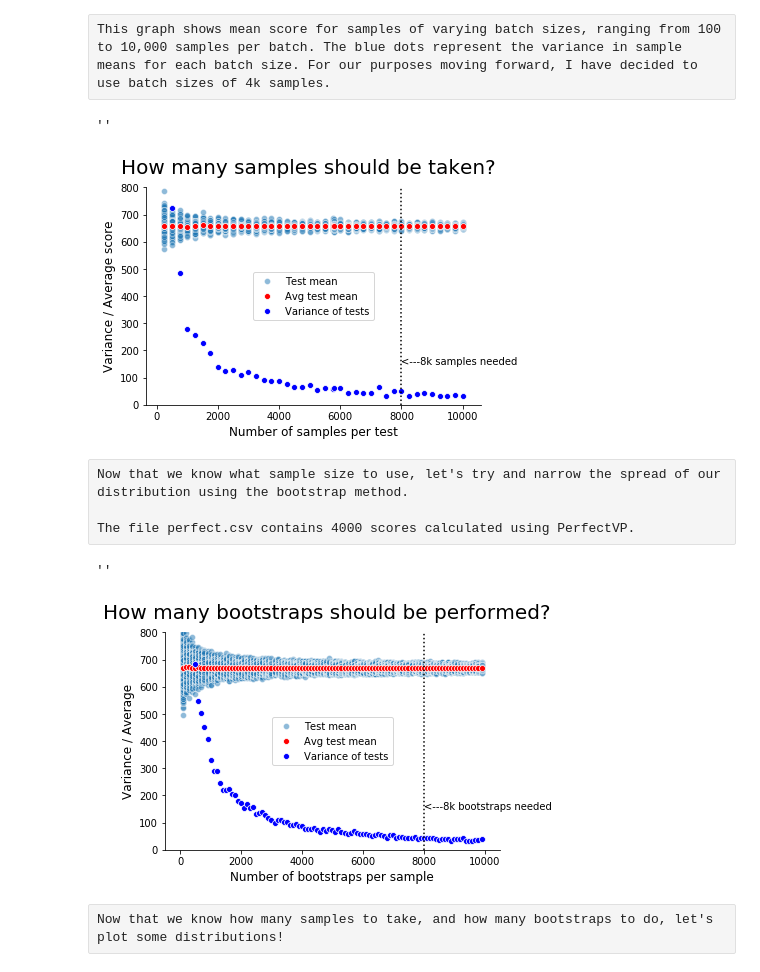
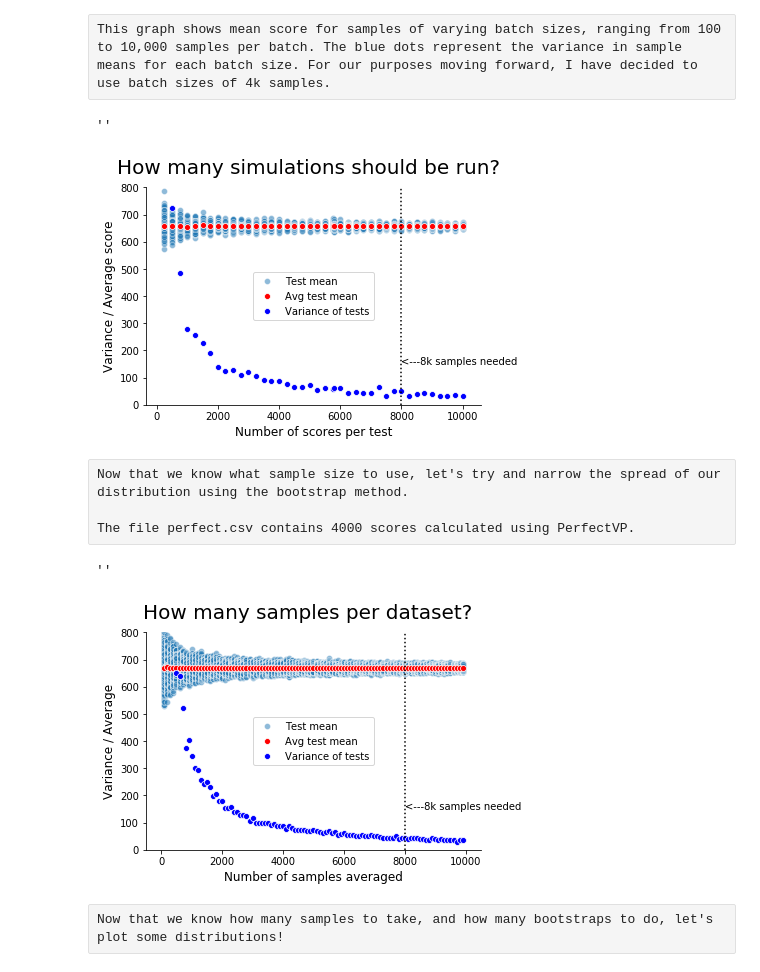
Before and after one commit to gavinraym/Boxcar, a Jupyter notebook: eda/EDA.ipynb, the cells around one changed output. Drawn from its saved outputs; the diff is of its cells as text; code cells hidden in the pictures.

```diff
--- a/eda/EDA.ipynb
+++ b/eda/EDA.ipynb
@@ -27,15 +27,15 @@ plt.legend()
 ax.spines["right"].set_visible(False)
 ax.spines["top"].set_visible(False)
 ax.set_ylabel('Variance / Average score', fontsize=12)
-ax.set_xlabel('Number of samples per test', fontsize=12)
-fig.suptitle('How many samples should be taken?', fontsize=20)
+ax.set_xlabel('Number of scores per test', fontsize=12)
+fig.suptitle('How many simulations should be run?', fontsize=20)
 ax.axvline(8000, color='k', linestyle=':')
 ax.text(8000,150, '<---8k samples needed')
-plt.savefig('../images/sim_test.png', format='png')
+plt.savefig('../images/sim_size_test.png', format='png')
 ;
 # %% [output]
 ''
-[figure, old version]
+[figure, new version]
 # %% [raw]
 Now that we know what sample size to use, let's try and narrow the spread of our distribution using the bootstrap method.
 
@@ -44,37 +44,38 @@ The file perfect.csv contains 4000 scores calculated using PerfectVP.
 scores = pd.read_csv('../data/perfect.csv')
 xplots = []
 yplots = []
 for bootstrap_size in range(100, 10000, 100):
     for plots in range(500):
         xplots.append(bootstrap_size)
         yplots.append(
             np.random.choice(
             a=scores['score'],
             size=bootstrap_size,
             replace=True).mean()
         )
 
 df = pd.DataFrame(zip(xplots, yplots), columns=['boot_size','mean'])
 mean = df.groupby('boot_size').mean()
 std = df.groupby('boot_size').var()
 
 fig, ax = plt.subplots()
 ax.spines["right"].set_visible(False)
 ax.spines["top"].set_visible(False)
 ax = sea.scatterplot(xplots,yplots,alpha=.5,label='Test mean')
 ax = sea.scatterplot(mean['mean'].index,mean['mean'],color ='r',label='Avg test mean')
 ax = sea.scatterplot(std['mean'].index,std['mean'],color ='b',label='Variance of tests')
 plt.ylim(bottom=0, top=800);
 plt.legend()
 ax.set_ylabel('Variance / Average', fontsize=12)
-ax.set_xlabel('Number of bootstraps per sample', fontsize=12)
-fig.suptitle('How many bootstraps should be performed?', fontsize=20)
+ax.set_xlabel('Number of samples averaged', fontsize=12)
+fig.suptitle('How many samples per dataset?', fontsize=20)
 ax.axvline(8000, color='k', linestyle=':')
-ax.text(8000,150, '<---8k bootstraps needed')
+ax.text(8000,150, '<---8k samples needed')
+plt.savefig('../images/sample_size_test.png', format='png')
 ;
 # %% [output]
 ''
-[figure, old version]
+[figure, new version]
 # %% [raw]
 Now that we know how many samples to take, and how many bootstraps to do, let's plot some distributions!
 # %%
```
Also changed, not shown: parts of 3 cells of this notebook, 7 other files.
